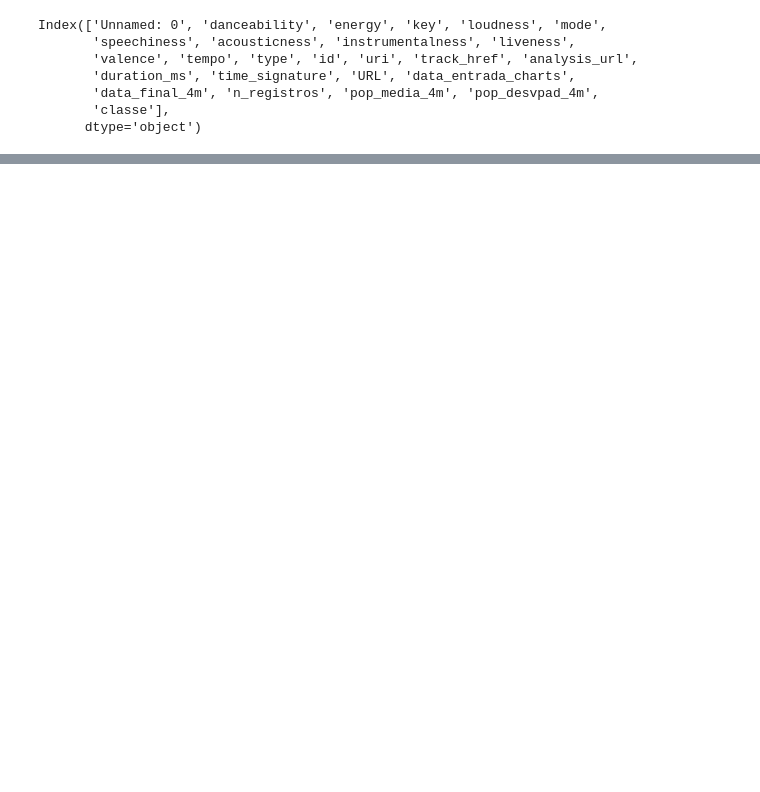
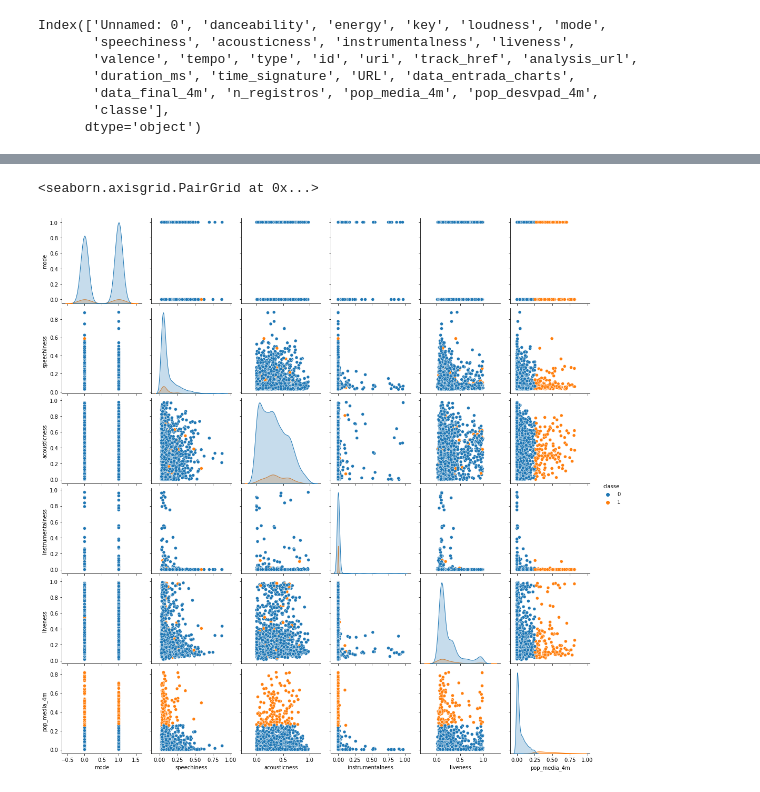
Before and after one commit to webercg/Spotify-popularity-predictions-TCC-UTFPR, a Jupyter notebook: Pre-Process, EDA e ML.ipynb, the cells around one changed output, grey strips where cells are left out. Drawn from its saved outputs; the diff is of its cells as text; code cells hidden in the pictures; blank space fills up the shorter version.

```diff
--- a/Pre-Process, EDA e ML.ipynb
+++ b/Pre-Process, EDA e ML.ipynb
@@ -408,0 +459,5 @@ plt.show()
+# %%
+sns.pairplot(df_analise[features_comparacoes_2], hue = 'classe' )
+# %% [output]
+<seaborn.axisgrid.PairGrid at 0x...>
+[figure, added]
```
Also changed, not shown: parts of 89 cells of this notebook.
